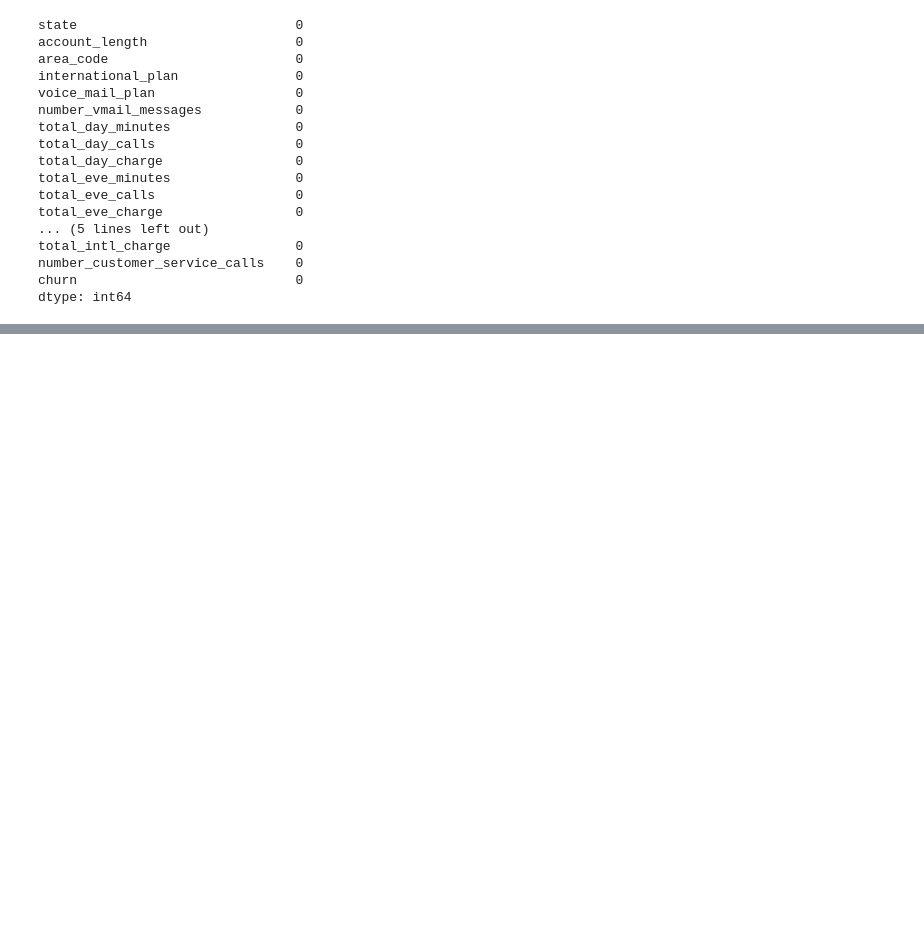
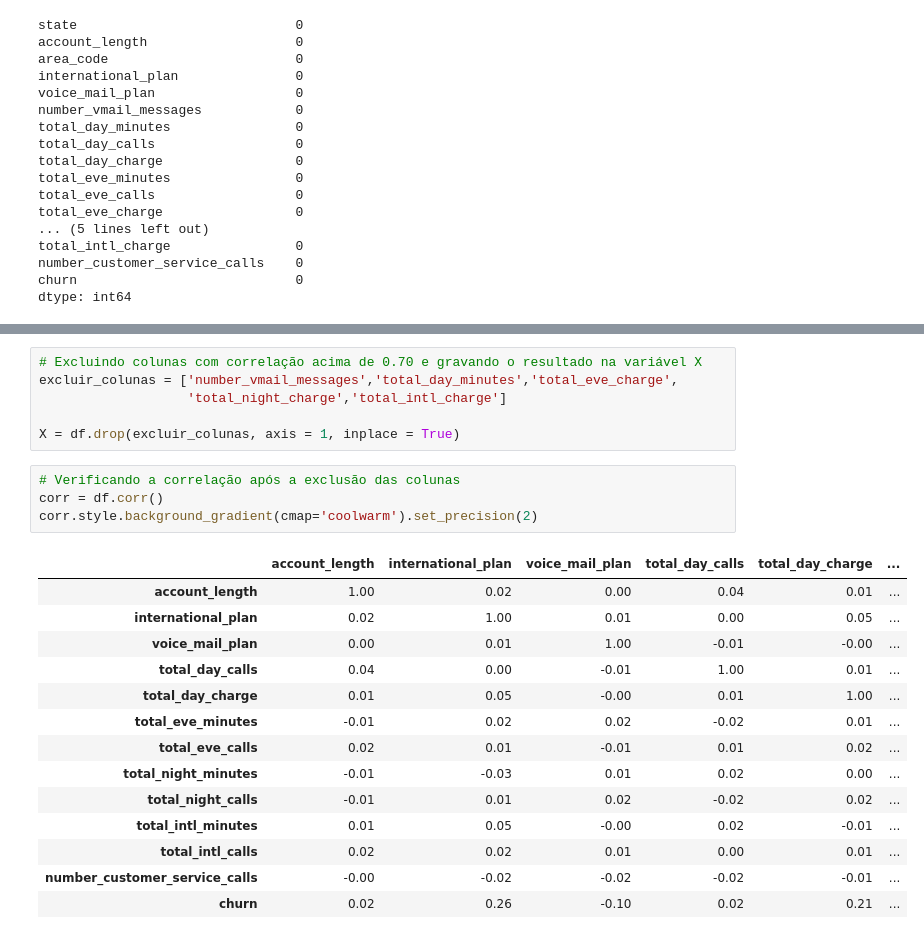
Before and after one commit to GilbertoBarbosa/customer-churn, a Jupyter notebook: customerChurn.ipynb, the cells around one changed output, grey strips where cells are left out. Drawn from its saved outputs; the diff is of its cells as text; blank space fills up the shorter version.

Commit message:
Excluindo variáveis com altas correlações entre sí

```diff
--- a/customerChurn.ipynb
+++ b/customerChurn.ipynb
@@ -140,3 +140,28 @@ corr.style.background_gradient(cmap='coolwarm').set_precision(2)
 | total_intl_charge | 0.01 | 0.05 | -0.00 | 0.00 | -0.01 | ... |
 | number_customer_service_calls | -0.00 | -0.02 | -0.02 | -0.01 | -0.01 | ... |
 | churn | 0.02 | 0.26 | -0.10 | -0.09 | 0.21 | ... |
+# %%
+# Excluindo colunas com correlação acima de 0.70 e gravando o resultado na variável X
+excluir_colunas = ['number_vmail_messages','total_day_minutes','total_eve_charge',
+                   'total_night_charge','total_intl_charge']
+
+X = df.drop(excluir_colunas, axis = 1, inplace = True)
+# %%
+# Verificando a correlação após a exclusão das colunas
+corr = df.corr()
+corr.style.background_gradient(cmap='coolwarm').set_precision(2)
+# %% [output]
+|  | account_length | international_plan | voice_mail_plan | total_day_calls | total_day_charge | ... |
+| account_length | 1.00 | 0.02 | 0.00 | 0.04 | 0.01 | ... |
+| international_plan | 0.02 | 1.00 | 0.01 | 0.00 | 0.05 | ... |
+| voice_mail_plan | 0.00 | 0.01 | 1.00 | -0.01 | -0.00 | ... |
+| total_day_calls | 0.04 | 0.00 | -0.01 | 1.00 | 0.01 | ... |
+| total_day_charge | 0.01 | 0.05 | -0.00 | 0.01 | 1.00 | ... |
+| total_eve_minutes | -0.01 | 0.02 | 0.02 | -0.02 | 0.01 | ... |
+| total_eve_calls | 0.02 | 0.01 | -0.01 | 0.01 | 0.02 | ... |
+| total_night_minutes | -0.01 | -0.03 | 0.01 | 0.02 | 0.00 | ... |
+| total_night_calls | -0.01 | 0.01 | 0.02 | -0.02 | 0.02 | ... |
+| total_intl_minutes | 0.01 | 0.05 | -0.00 | 0.02 | -0.01 | ... |
+| total_intl_calls | 0.02 | 0.02 | 0.01 | 0.00 | 0.01 | ... |
+| number_customer_service_calls | -0.00 | -0.02 | -0.02 | -0.02 | -0.01 | ... |
+| churn | 0.02 | 0.26 | -0.10 | 0.02 | 0.21 | ... |
```
